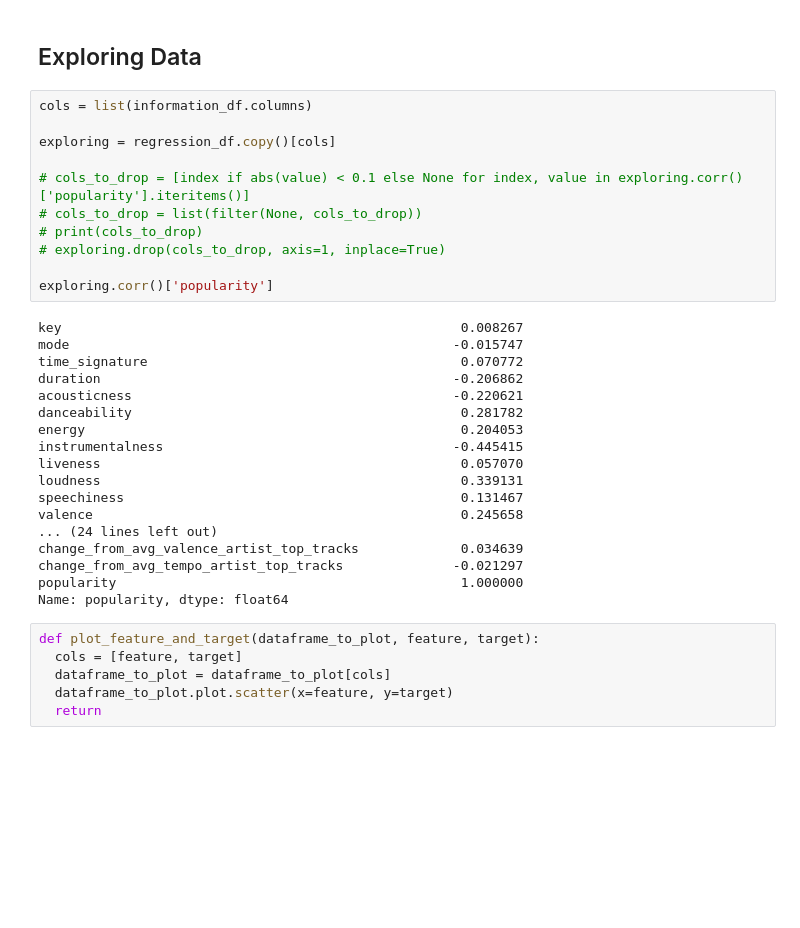
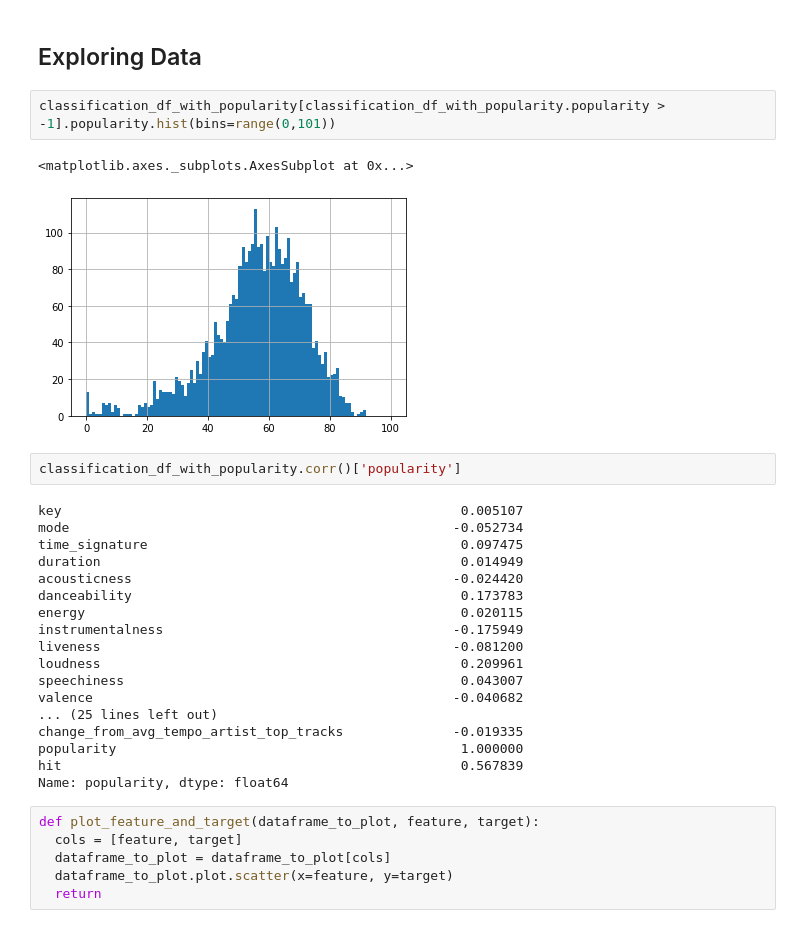
Before and after one commit to APS360-Team-34/Hit-Song-Prediction, a Jupyter notebook: Playground_Rakan.ipynb, the cells around one changed output. Cells and saved outputs as stored; diff of their text form; blank space fills up the shorter version.

```diff
--- a/Playground_Rakan.ipynb
+++ b/Playground_Rakan.ipynb
@@ -201,34 +275,30 @@ Total Number of Tracks: 5493
 # %% [markdown]
 ## Exploring Data
-# %%
-cols = list(information_df.columns)
-
-exploring = regression_df.copy()[cols]
-
-# cols_to_drop = [index if abs(value) < 0.1 else None for index, value in exploring.corr()['popularity'].iteritems()]
-# cols_to_drop = list(filter(None, cols_to_drop))
-# print(cols_to_drop)
-# exploring.drop(cols_to_drop, axis=1, inplace=True)
-
-exploring.corr()['popularity']
-# %% [output]
-key                                                   0.008267
-mode                                                 -0.015747
-time_signature                                        0.070772
-duration                                             -0.206862
-acousticness                                         -0.220621
-danceability                                          0.281782
-energy                                                0.204053
-instrumentalness                                     -0.445415
-liveness                                              0.057070
-loudness                                              0.339131
-speechiness                                           0.131467
-valence                                               0.245658
-... (24 lines left out)
-change_from_avg_valence_artist_top_tracks             0.034639
-change_from_avg_tempo_artist_top_tracks              -0.021297
-popularity                                            1.000000
-Name: popularity, dtype: float64
+# %%
+classification_df_with_popularity[classification_df_with_popularity.popularity > -1].popularity.hist(bins=range(0,101))
+# %% [output]
+<matplotlib.axes._subplots.AxesSubplot at 0x...>
+[figure, added]
+# %%
+classification_df_with_popularity.corr()['popularity']
+# %% [output]
+key                                                   0.005107
+mode                                                 -0.052734
+time_signature                                        0.097475
+duration                                              0.014949
+acousticness                                         -0.024420
+danceability                                          0.173783
+energy                                                0.020115
+instrumentalness                                     -0.175949
+liveness                                             -0.081200
+loudness                                              0.209961
+speechiness                                           0.043007
+valence                                              -0.040682
+... (25 lines left out)
+change_from_avg_tempo_artist_top_tracks              -0.019335
+popularity                                            1.000000
+hit                                                   0.567839
+Name: popularity, dtype: float64
 # %%
 def plot_feature_and_target(dataframe_to_plot, feature, target):
   cols = [feature, target]
```
Also changed, not shown: parts of 57 cells of this notebook, 6 other files.
